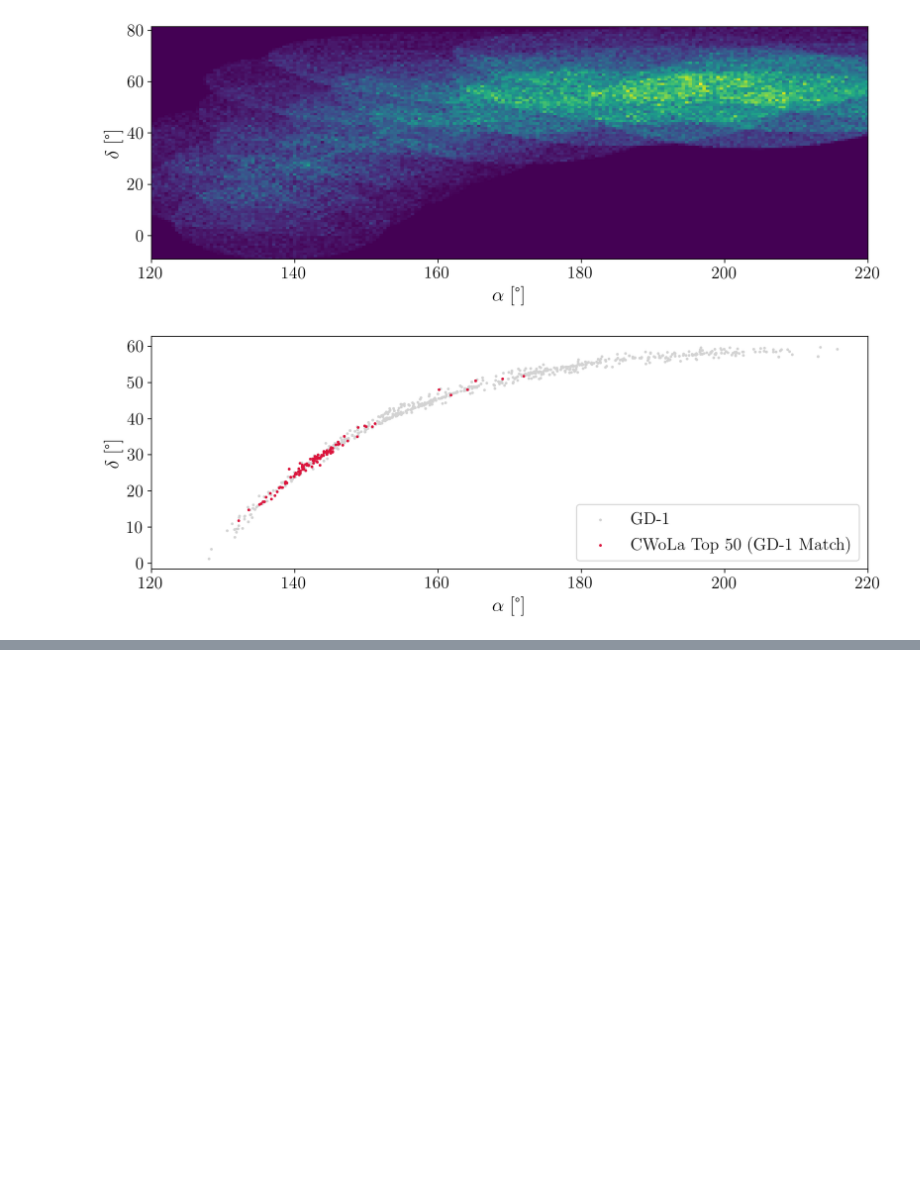
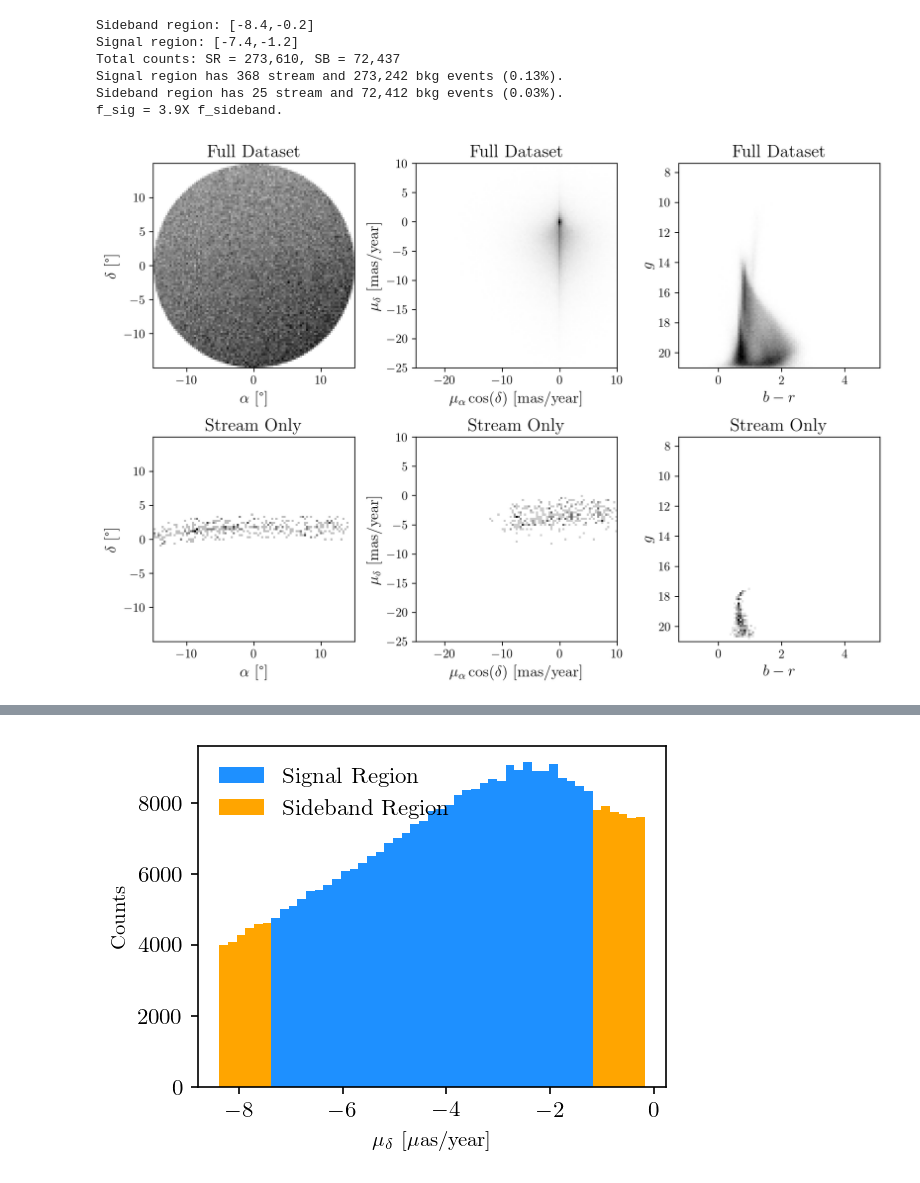
Before and after one commit to hep-lbdl/GaiaCWoLa, a Jupyter notebook: notebooks/train.ipynb, the cells around one changed output, grey strips where cells are left out. Cells and saved outputs as stored; diff of their text form; code cells hidden in the pictures; blank space fills up the shorter version.

```diff
--- a/notebooks/train.ipynb
+++ b/notebooks/train.ipynb
@@ -161,54 +13,18 @@ Top 50 stars: Purity = 26.0%
-# %%
-all_gd1_stars = []
-cwola_stars = []
-all_stars = []
-
-files = sorted(glob(save_folder+"/patches/patch*/df_test.h5"))
-# files = sorted([save_folder+"/patches/patch{}/df_test.h5".format(index) for index in [1]])
-# files = sorted([save_folder+"/patches/patch{}/df_test.h5".format(index) for index in [0, 1, 3, 4, 5, 11, 12, 17]])
-
-for file in files:
-    test = pd.read_hdf(file)
-    n_top_stars = np.min([len(test[test.stream]),50])
-    patch_top_stars = test.sort_values('nn_score',ascending=False)[:n_top_stars]
-    all_gd1_stars.append(test[test.stream])
-    cwola_stars.append(patch_top_stars)
-    all_stars.append(test)
-
-all_gd1_stars = pd.concat([df for df in all_gd1_stars])
-cwola_stars = pd.concat([df for df in cwola_stars])
-all_stars = pd.concat([df for df in all_stars])
-
-plt.figure(dpi=200, figsize=(12,4))
-plt.hist2d(all_stars.α, all_stars.δ, bins=[300,100],
-#            marker='.', s=10,
-#             color="lightgray", label="GD-1"
-          )
-# plt.scatter(cwola_stars[cwola_stars.stream == False].α, cwola_stars[cwola_stars.stream == False].δ, marker='.', s=10,
-#             color="darkorange", label="CWoLa Top 50 (GD-1 Non-Match)")
-# plt.scatter(cwola_stars[cwola_stars.stream].α, cwola_stars[cwola_stars.stream].δ, marker='.', s=10,
-#             color="crimson", label="CWoLa Top 50 (GD-1 Match)")
-# plt.legend(fontsize=16)
-plt.xticks(fontsize=16)
-plt.yticks(fontsize=16)
-plt.xlabel(r"$\alpha$ [\textdegree]", fontsize=18);
-plt.ylabel(r"$\delta$ [\textdegree]", fontsize=18);
-plt.xlim(120,220);
-
-plt.figure(dpi=200, figsize=(12,4))
-plt.scatter(all_gd1_stars.α, all_gd1_stars.δ, marker='.', s=10,
-            color="lightgray", label="GD-1")
-# plt.scatter(cwola_stars[cwola_stars.stream == False].α, cwola_stars[cwola_stars.stream == False].δ, marker='.', s=10,
-#             color="darkorange", label="CWoLa Top 50 (GD-1 Non-Match)")
-plt.scatter(cwola_stars[cwola_stars.stream].α, cwola_stars[cwola_stars.stream].δ, marker='.', s=10,
-            color="crimson", label="CWoLa Top 50 (GD-1 Match)")
-plt.legend(fontsize=16)
-plt.xticks(fontsize=16)
-plt.yticks(fontsize=16)
-plt.xlabel(r"$\alpha$ [\textdegree]", fontsize=18);
-plt.ylabel(r"$\delta$ [\textdegree]", fontsize=18);
-plt.xlim(120,220);
-# plt.savefig("via_machinae_aps_50patches_top50.pdf", bbox_inches="tight");
-# %% [output]
-[figure, removed]
-[figure, removed]
+# %%
+### Load data
+stream = "gd1_tail"
+df, file = load_file(stream = stream)
+df = df.drop_duplicates(subset=['α','δ','μ_α','μ_δ','color','mag'])
+weight=1
+df["weight"] = np.where(df['stream']==True, weight, 1)
+save_folder = "../trained_models/test"
+visualize_stream(df, save_folder=save_folder)
+df_slice = signal_sideband(df)
+# %% [output]
+Sideband region: [-8.4,-0.2]
+Signal region: [-7.4,-1.2]
+Total counts: SR = 273,610, SB = 72,437
+Signal region has 368 stream and 273,242 bkg events (0.13%).
+Sideband region has 25 stream and 72,412 bkg events (0.03%).
+f_sig = 3.9X f_sideband.
+[figure, added]
@@ -214,0 +32 @@ plt.xlim(120,220);
+[figure, added]
```
Also changed, not shown: parts of 10 cells of this notebook, 1 other file.
